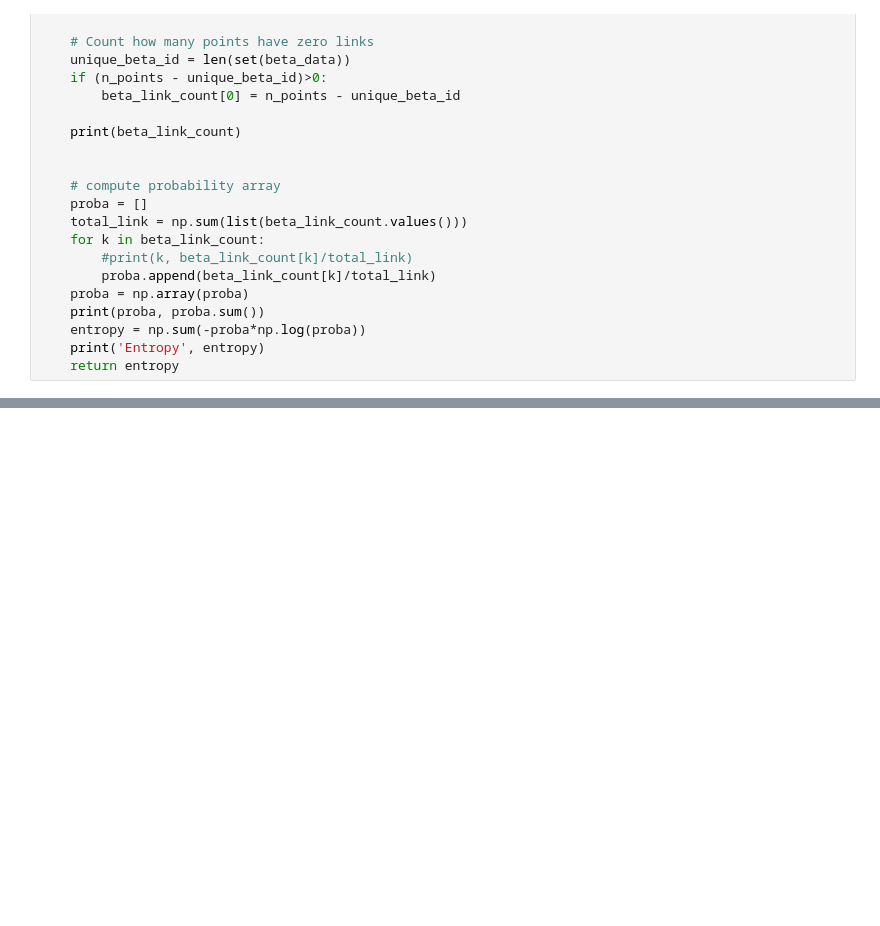
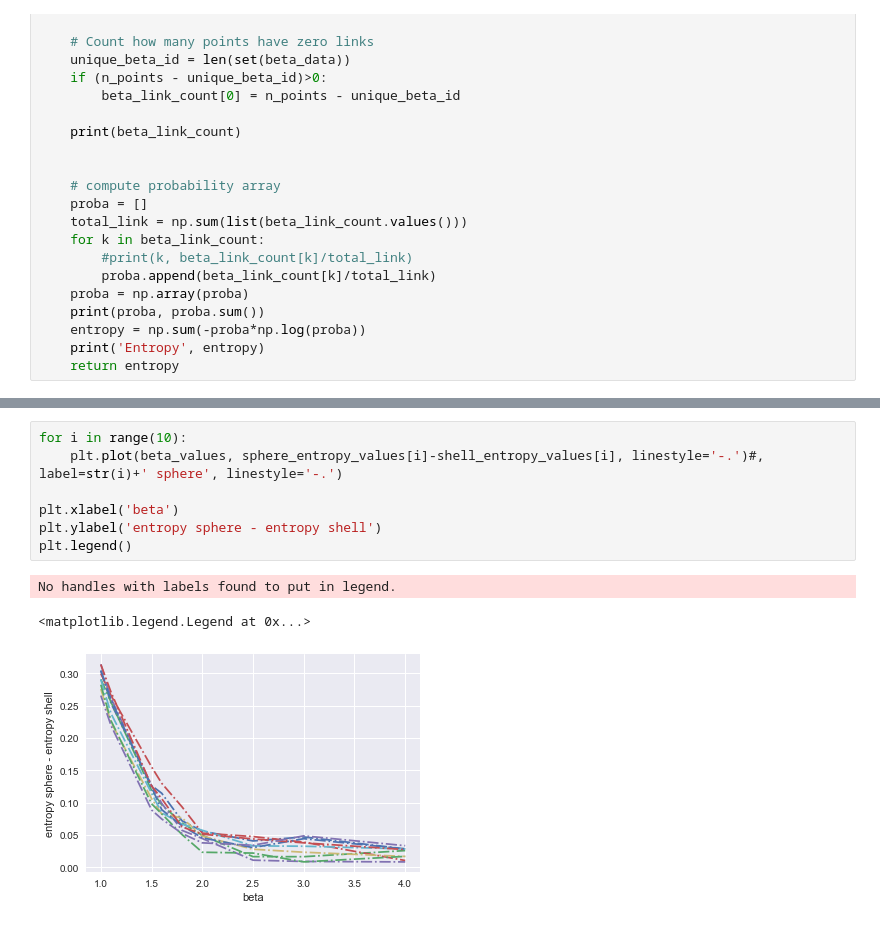
Before and after one commit to forero/abacus, a Jupyter notebook: nb/entropy.ipynb, the cells around one changed output, grey strips where cells are left out. Saved outputs shown, nothing was run; the diff lists cells and outputs as text; blank space fills up the shorter version.

```diff
--- a/nb/entropy.ipynb
+++ b/nb/entropy.ipynb
@@ -118,0 +95,11 @@ plt.legend()
+# %%
+for i in range(10):
+    plt.plot(beta_values, sphere_entropy_values[i]-shell_entropy_values[i], linestyle='-.')#, label=str(i)+' sphere', linestyle='-.')
+
+plt.xlabel('beta')
+plt.ylabel('entropy sphere - entropy shell')
+plt.legend()
+# %% [output]
+No handles with labels found to put in legend.
+<matplotlib.legend.Legend at 0x...>
+[figure, added]
```
Also changed, not shown: parts of 4 cells of this notebook.
